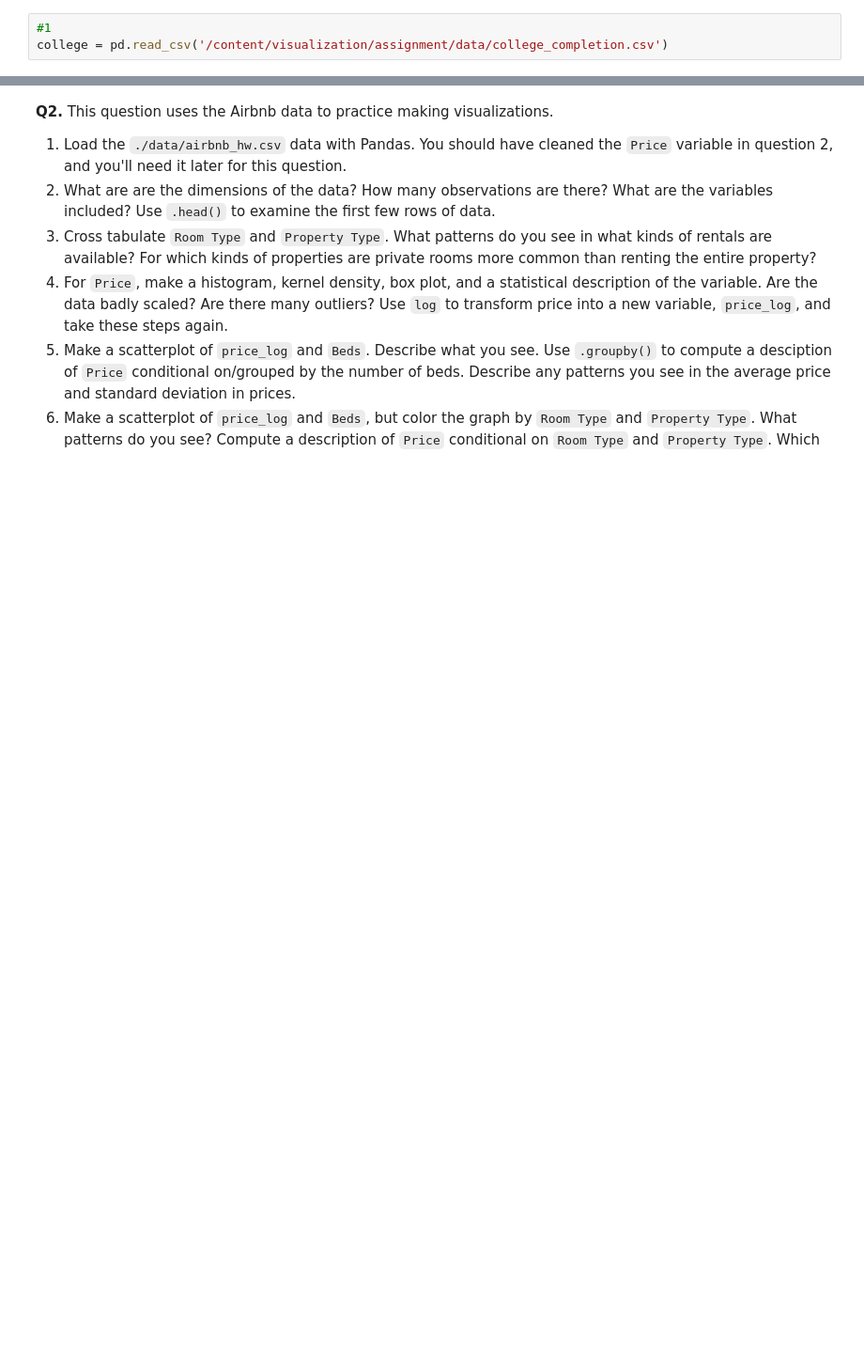
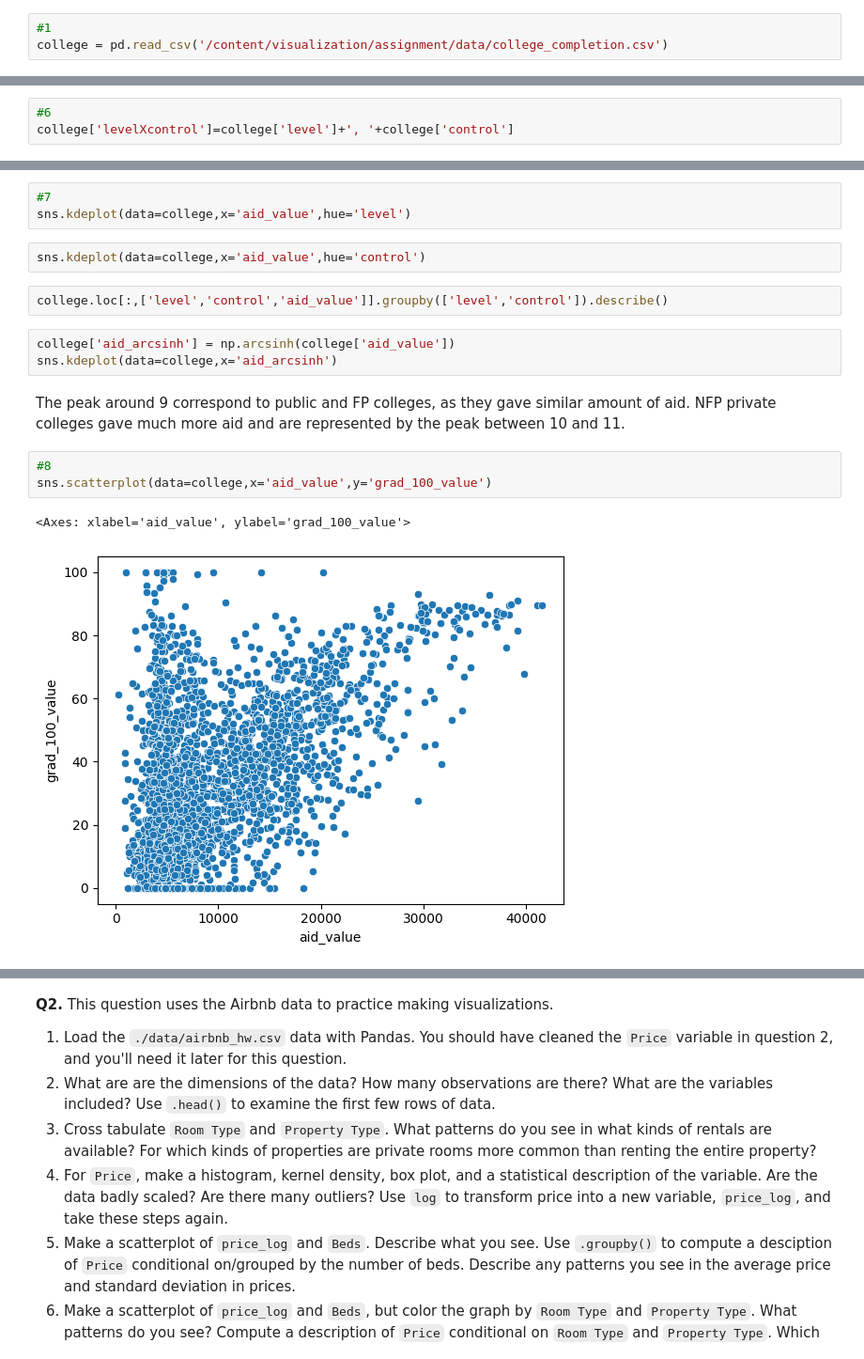
Before and after one commit to CarolWuuu/DS3001_visualization, a Jupyter notebook: assignment/assignment.ipynb, the cells around one changed output, grey strips where cells are left out. Shown: that part at 94% size. Drawn from its saved outputs; the diff is of its cells as text; blank space fills up the shorter version.

```diff
--- a/assignment/assignment.ipynb
+++ b/assignment/assignment.ipynb
@@ -41,0 +74,3 @@ college.size
+# %%
+#6
+college['levelXcontrol']=college['level']+', '+college['control']
@@ -41,0 +84,18 @@ college.size
+# %%
+#7
+sns.kdeplot(data=college,x='aid_value',hue='level')
+# %%
+sns.kdeplot(data=college,x='aid_value',hue='control')
+# %%
+college.loc[:,['level','control','aid_value']].groupby(['level','control']).describe()
+# %%
+college['aid_arcsinh'] = np.arcsinh(college['aid_value'])
+sns.kdeplot(data=college,x='aid_arcsinh')
+# %% [markdown]
+The peak around 9 correspond to public and FP colleges, as they gave similar amount of aid. NFP private colleges gave much more aid and are represented by the peak between 10 and 11.
+# %%
+#8
+sns.scatterplot(data=college,x='aid_value',y='grad_100_value')
+# %% [output]
+<Axes: xlabel='aid_value', ylabel='grad_100_value'>
+[figure, added]
```
Also changed, not shown: parts of 38 cells of this notebook.
